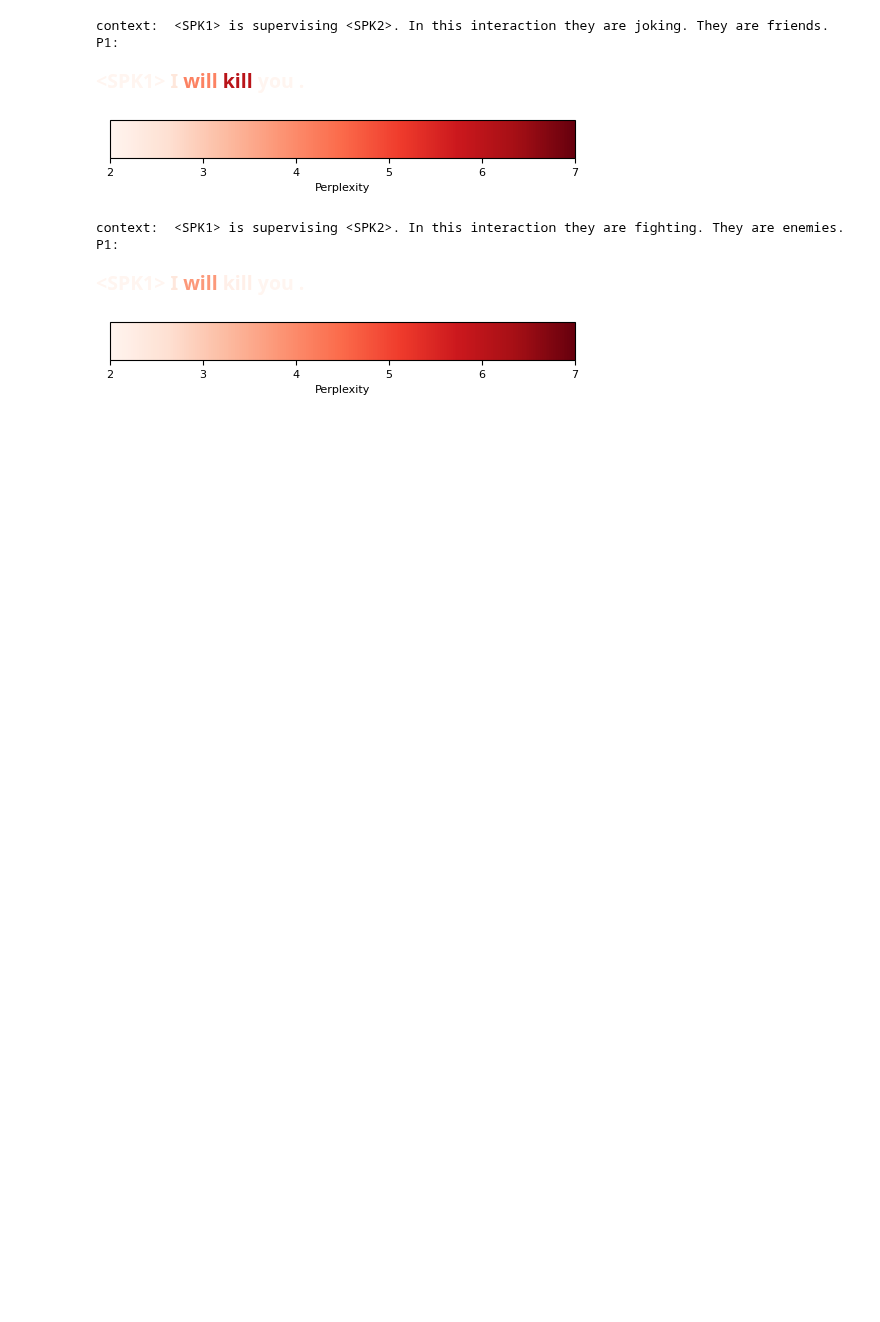
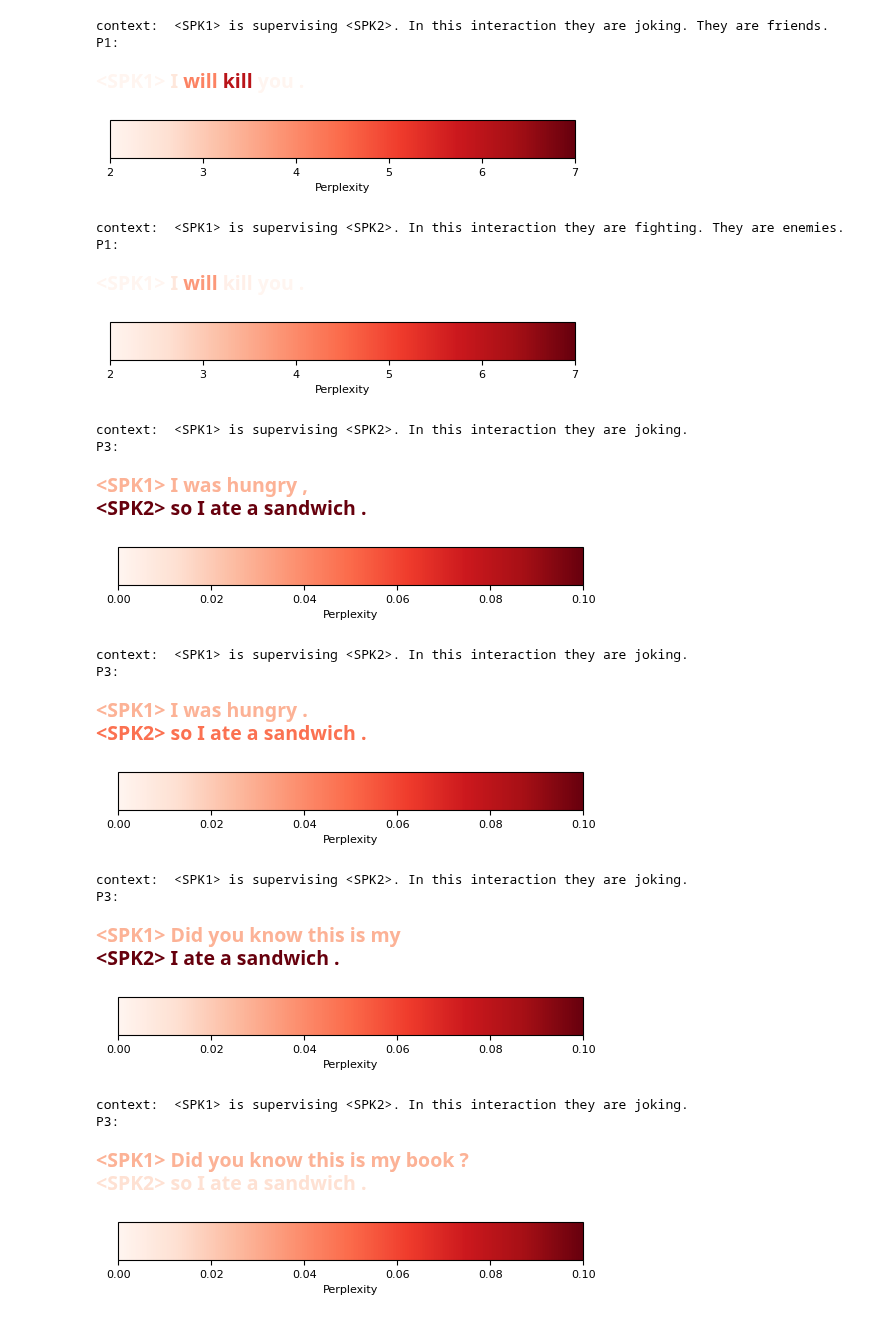
Before and after one commit to serenabono/conversational_dominance, a Jupyter notebook: notebooks/proof_of_concept.ipynb, the cells around one changed output. Cells and saved outputs as stored; diff of their text form; code cells hidden in the pictures; blank space fills up the shorter version.

```diff
--- a/notebooks/proof_of_concept.ipynb
+++ b/notebooks/proof_of_concept.ipynb
@@ -15,8 +15,8 @@ device = torch.device("cuda" if torch.cuda.is_available() else "cpu")
 model : GPT2LMHeadModel = GPT2LMHeadModel.from_pretrained(model_id).to(device)
 tokenizer : GPT2TokenizerFast = GPT2TokenizerFast.from_pretrained(model_id)
 
-spk1_id = tokenizer.convert_tokens_to_ids("<SPK1>")
-spk2_id = tokenizer.convert_tokens_to_ids("<SPK2>")
+# spk1_id = tokenizer.convert_tokens_to_ids("<SPK1>")
+# spk2_id = tokenizer.convert_tokens_to_ids("<SPK2>")
 # %% [output]
 Special tokens have been added in the vocabulary, make sure the associated word embeddings are fine-tuned or trained.
 # %%
@@ -444,7 +408,7 @@ Original P3:
 # %%
 # Try same dialog with the different contexts
 pre_contexts = [
-    "",
+    " ",
     "<SPK1> and <SPK2> are two friends talking. ",
     "<SPK1> and <SPK2> hate each other and are fighting. ",
     # "<SPK1> is a boss and <SPK2> is an employee. <SPk1> is angry and they are talking about <SPK2> being late always.",
@@ -458,23 +422,19 @@ pre_contexts = [
     # "There are two speakers talking. Sentences from speaker 1 begin with <SPK1> and sentences from speaker 2 begin with <SPK2>. One is more dominant than the other one. This is the dialog: "
 ]
 
-dialog, matches = preprocess(dialog_first_dominant_2)
+dialog, matches = preprocess(dialog_second_dominant_3)
 
 for pre_context in pre_contexts:
-    tokens = [tokenizer(section, return_tensors="pt", return_offsets_mapping=True).input_ids[0] for section in dialog]
+    tokens_list = [tokenizer(section, return_tensors="pt", return_offsets_mapping=True).input_ids[0] for section in dialog]
+
     perplexity_scores_p1 = p1_new(dialog, pre_context=pre_context)
-    perplexity_scores_p3 = p3_new(dialog, pre_context=pre_context)
-    perplexity_scores_p3_old = compute_p3(dialog, perplexity_scores_p1)
-    perplexity_scores_p3_backup = perplexity_scores_p3.copy()
-    perplexity_scores_p3 = agg_p3_new(tokens, perplexity_scores_p3)
-
-    perplexity_scores_p1 = p1_use_next_token_ppl_for_speaker_begin_token(tokens, perplexity_scores_p1)
+    perplexity_scores_p3 = compute_p3(tokens_list, perplexity_scores_p1)
+    perplexity_scores_p1 = p1_use_next_token_ppl_for_speaker_begin_token(tokens_list, perplexity_scores_p1)
     print("Pre-context: ", pre_context)
-    print("Correlation coef with new p3:")
-    print(np.corrcoef(perplexity_scores_p1[1:], perplexity_scores_p3[1:]))
-    print(f"Average P1 for speakers:{mean_p_per_speaker(tokens, perplexity_scores_p1)}")
-    print(f"Average P3 for speakers:{mean_p_per_speaker(tokens, perplexity_scores_p3)}")
-    print(f"Average P3 (old) for speakers:{mean_p_per_speaker(tokens, perplexity_scores_p3_old)}")
+    print("Correlation coef with p3:")
+    print(np.corrcoef(perplexity_scores_p1, perplexity_scores_p3))
+    print(f"Average P1 for speakers:{mean_p_per_speaker(tokens_list, perplexity_scores_p1, ignore_first_n = 2)}")
+    print(f"Average P3 for speakers:{mean_p_per_speaker(tokens_list, perplexity_scores_p3, ignore_first_n = 2)}")
     print()
 # %% [output]
 Pre-context:
@@ -524,6 +481,44 @@ context:  <SPK1> is supervising <SPK2>. In this interaction they are fighting. T
 P1:
 <SPK1> I will kill you .
 [figure]
+# %%
+pre_context = "<SPK1> is supervising <SPK2>. In this interaction they are joking. "
+
+for dialog in [
+    "<SPK1> I was hungry, <SPK2> so I ate a sandwich. ",
+    "<SPK1> I was hungry. <SPK2> so I ate a sandwich. ",
+    "<SPK1> Did you know this is my <SPK2> I ate a sandwich. ",
+    "<SPK1> Did you know this is my book? <SPK2> so I ate a sandwich. ",
+]:
+    dialog, matches = preprocess(dialog)
+    tokens_list = [tokenizer(section, return_tensors="pt", return_offsets_mapping=True).input_ids[0] for section in dialog]
+    perplexity_scores_p1 = p1_new(dialog, pre_context=pre_context)
+    perplexity_scores_p3 = compute_p3(tokens_list, perplexity_scores_p1)
+
+    print("context: ", pre_context)
+    print("P3:")
+    display_colored_sentences(tokens_list, perplexity_scores_p3, bound = (0, .1))
+# %% [output]
+context:  <SPK1> is supervising <SPK2>. In this interaction they are joking.
+P3:
+<SPK1> I was hungry ,
+<SPK2> so I ate a sandwich .
+[figure, added]
+context:  <SPK1> is supervising <SPK2>. In this interaction they are joking.
+P3:
+<SPK1> I was hungry .
+<SPK2> so I ate a sandwich .
+[figure, added]
+context:  <SPK1> is supervising <SPK2>. In this interaction they are joking.
+P3:
+<SPK1> Did you know this is my
+<SPK2> I ate a sandwich .
+[figure, added]
+context:  <SPK1> is supervising <SPK2>. In this interaction they are joking.
+P3:
+<SPK1> Did you know this is my book ?
+<SPK2> so I ate a sandwich .
+[figure, added]
 # %%
 # Try different dialogs with the same context
 
```
Also changed, not shown: parts of 10 cells of this notebook.
